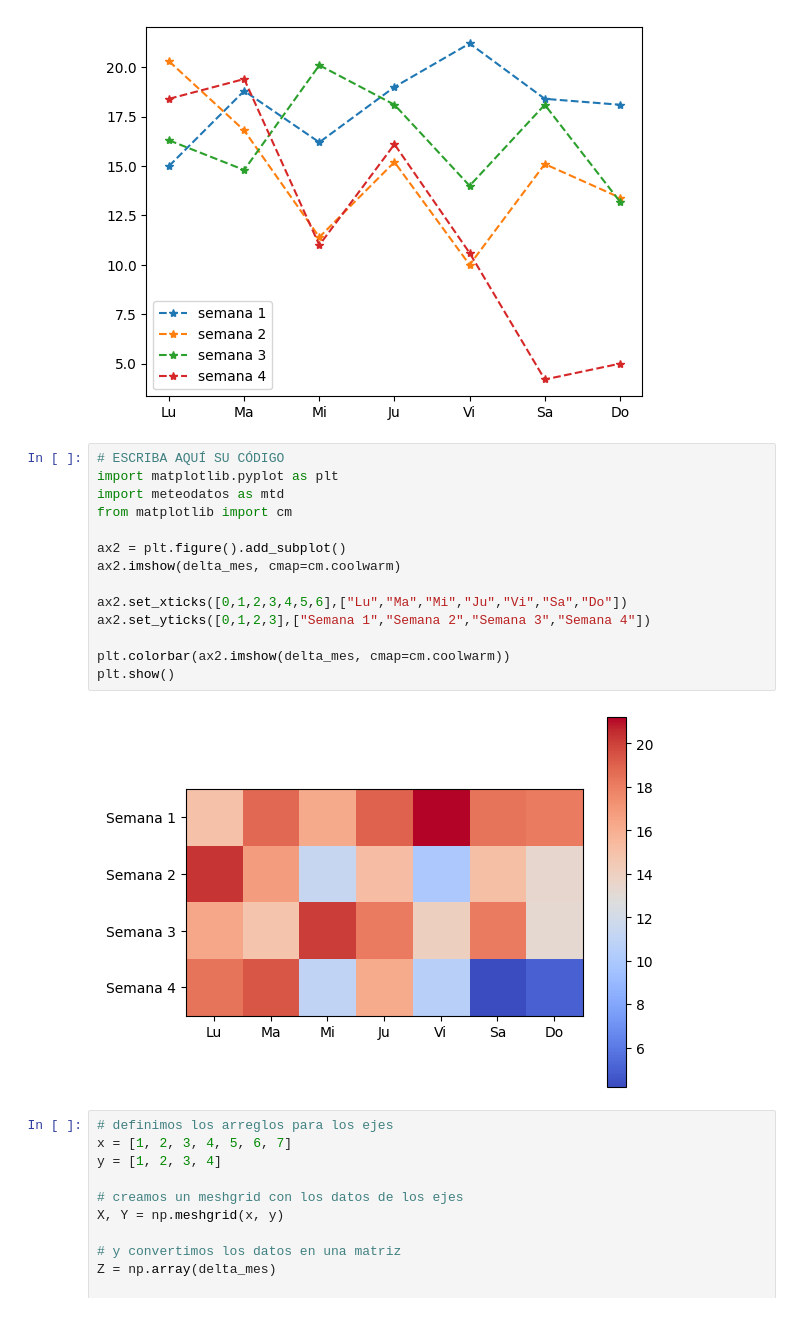
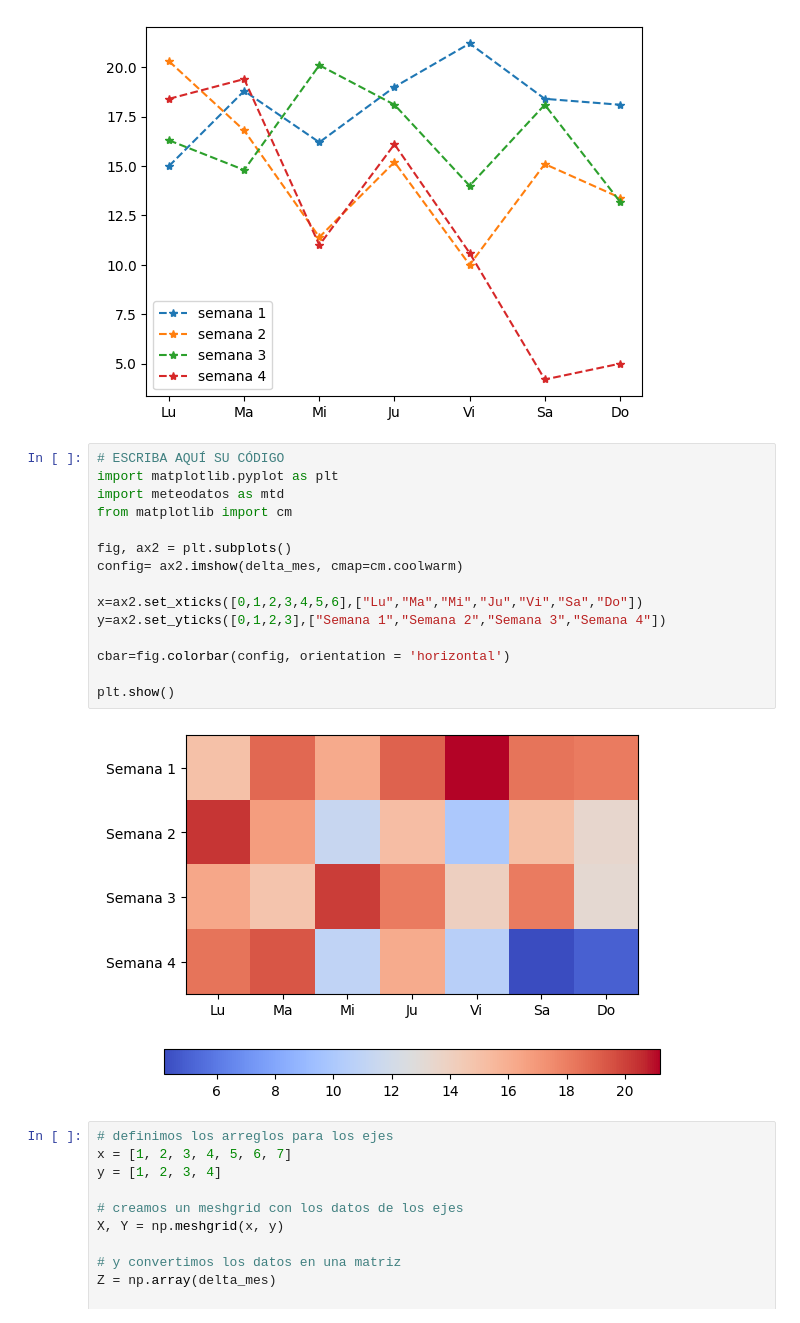
Before and after one commit to cmoralesd/conociendo-python, a Jupyter notebook: Práctica 7 - Mapas de calor y gr/Práctica 7 - Mapas de calor y gráficos 3d con matplotlib.pyplot.ipynb, the cells around one changed output. Cells and saved outputs as stored; diff of their text form.

```diff
--- a/Práctica 7 - Mapas de calor y gr/Práctica 7 - Mapas de calor y gráficos 3d con matplotlib.pyplot.ipynb
+++ b/Práctica 7 - Mapas de calor y gr/Práctica 7 - Mapas de calor y gráficos 3d con matplotlib.pyplot.ipynb
@@ -189,19 +189,20 @@ plt.show()
 # %%
 # ESCRIBA AQUÍ SU CÓDIGO
 import matplotlib.pyplot as plt
 import meteodatos as mtd
 from matplotlib import cm
 
-ax2 = plt.figure().add_subplot()
-ax2.imshow(delta_mes, cmap=cm.coolwarm)
+fig, ax2 = plt.subplots()
+config= ax2.imshow(delta_mes, cmap=cm.coolwarm)
 
-ax2.set_xticks([0,1,2,3,4,5,6],["Lu","Ma","Mi","Ju","Vi","Sa","Do"])
-ax2.set_yticks([0,1,2,3],["Semana 1","Semana 2","Semana 3","Semana 4"])
+x=ax2.set_xticks([0,1,2,3,4,5,6],["Lu","Ma","Mi","Ju","Vi","Sa","Do"])
+y=ax2.set_yticks([0,1,2,3],["Semana 1","Semana 2","Semana 3","Semana 4"])
 
-plt.colorbar(ax2.imshow(delta_mes, cmap=cm.coolwarm))
+cbar=fig.colorbar(config, orientation = 'horizontal')
+
 plt.show()
 # %% [output]
-[figure, old version]
+[figure, new version]
 # %%
 # definimos los arreglos para los ejes
 x = [1, 2, 3, 4, 5, 6, 7]
```
